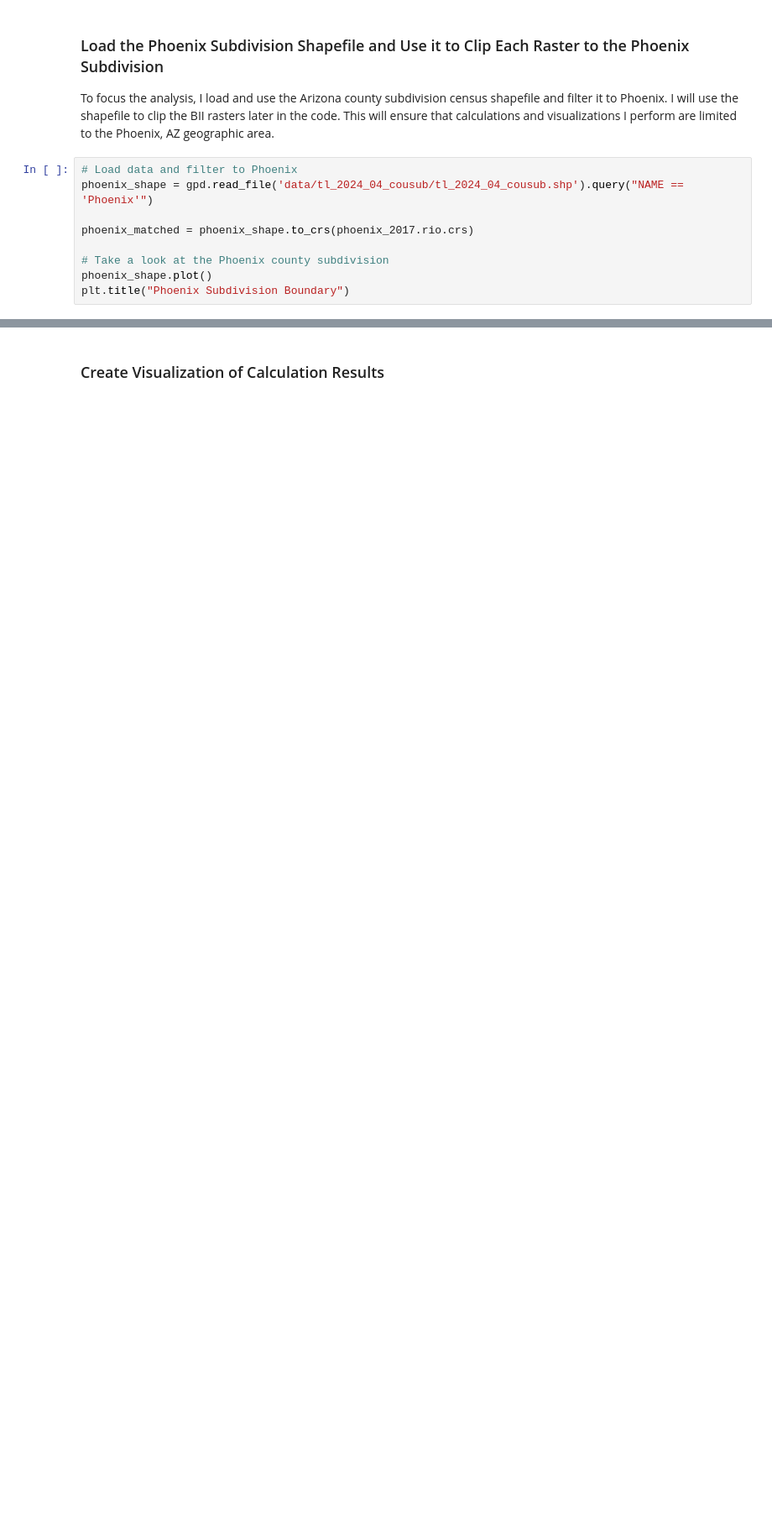
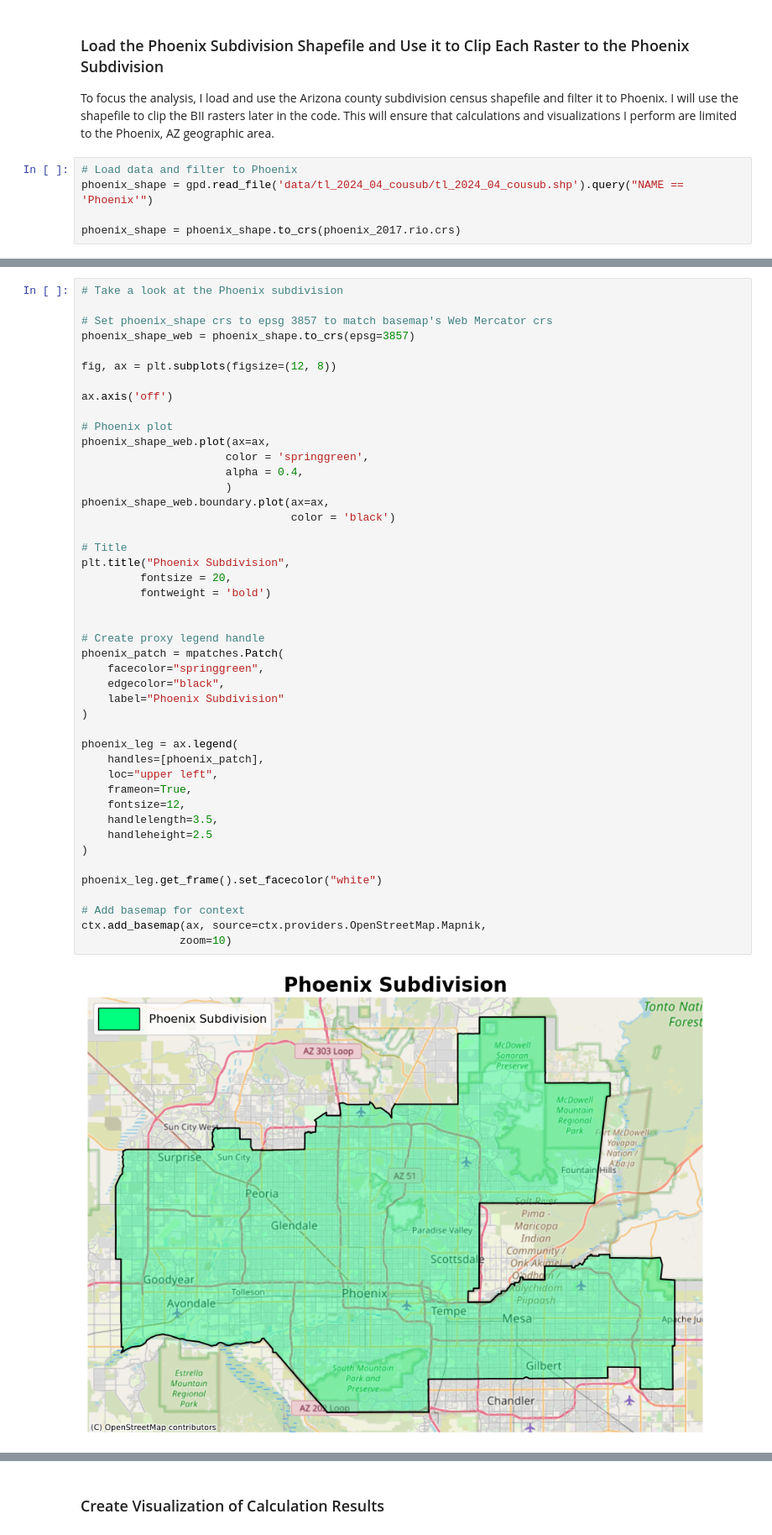
Before and after one commit to kaimorquecho/eds220_biodiversity_phoenix_az, a Jupyter notebook: biodiversity_intactness_arizona.ipynb, the cells around one changed output, grey strips where cells are left out. Shown at 84% size. Drawn from its saved outputs; the diff is of its cells as text; blank space fills up the shorter version.

Commit message:
update README and modify final visualization

```diff
--- a/biodiversity_intactness_arizona.ipynb
+++ b/biodiversity_intactness_arizona.ipynb
@@ -180,8 +181,4 @@ To focus the analysis, I load and use the Arizona county subdivision census shap
 # Load data and filter to Phoenix
 phoenix_shape = gpd.read_file('data/tl_2024_04_cousub/tl_2024_04_cousub.shp').query("NAME == 'Phoenix'")
 
-phoenix_matched = phoenix_shape.to_crs(phoenix_2017.rio.crs)
-
-# Take a look at the Phoenix county subdivision
-phoenix_shape.plot()
-plt.title("Phoenix Subdivision Boundary")
+phoenix_shape = phoenix_shape.to_crs(phoenix_2017.rio.crs)
@@ -190,0 +187,47 @@ Text(0.5, 1.0, 'Phoenix Subdivision Boundary')
+# %%
+# Take a look at the Phoenix subdivision
+
+# Set phoenix_shape crs to epsg 3857 to match basemap's Web Mercator crs
+phoenix_shape_web = phoenix_shape.to_crs(epsg=3857)
+
+fig, ax = plt.subplots(figsize=(12, 8))
+
+ax.axis('off')
+
+# Phoenix plot
+phoenix_shape_web.plot(ax=ax,
+                      color = 'springgreen',
+                      alpha = 0.4,
+                      )
+phoenix_shape_web.boundary.plot(ax=ax,
+                                color = 'black')
+
+# Title
+plt.title("Phoenix Subdivision",
+         fontsize = 20,
+         fontweight = 'bold')
+
+
+# Create proxy legend handle
+phoenix_patch = mpatches.Patch(
+    facecolor="springgreen",
+    edgecolor="black",
+    label="Phoenix Subdivision"
+)
+
+phoenix_leg = ax.legend(
+    handles=[phoenix_patch],
+    loc="upper left",
+    frameon=True,
+    fontsize=12,
+    handlelength=3.5,
+    handleheight=2.5
+)
+
+phoenix_leg.get_frame().set_facecolor("white")
+
+# Add basemap for context
+ctx.add_basemap(ax, source=ctx.providers.OpenStreetMap.Mapnik,
+               zoom=10)
+# %% [output]
+[figure, added]
```
Also changed, not shown: parts of 13 cells of this notebook, 1 other file.
